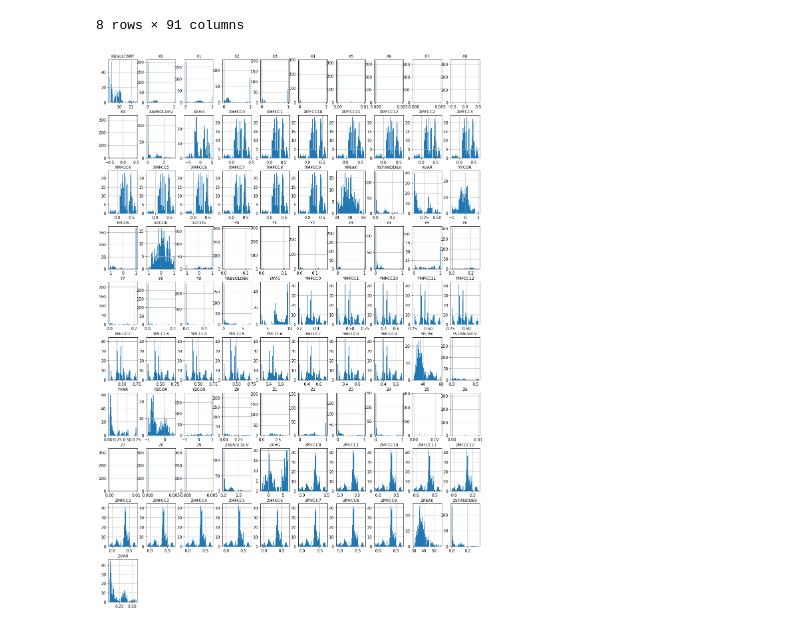
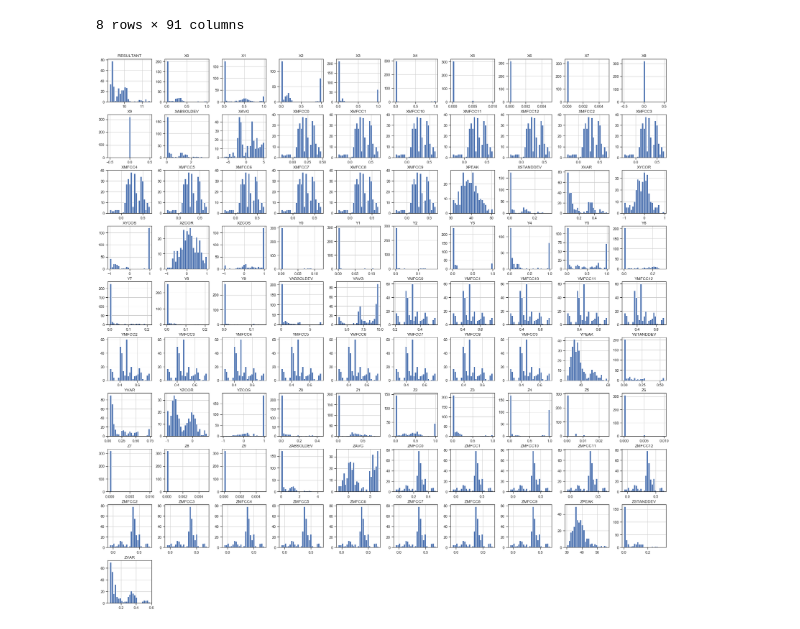
Before and after one commit to BaptisteSaintArnoult/human-activity-recognition, a Jupyter notebook: machin-learning-using-CRIPS-DM-process.ipynb, the cells around one changed output. Drawn from its saved outputs; the diff is of its cells as text; code cells hidden in the pictures.

Commit message:
Visualisation des données pré-traitées. Histogrammes pour plusieurs sujets et ajout d'explication

```diff
--- a/machin-learning-using-CRIPS-DM-process.ipynb
+++ b/machin-learning-using-CRIPS-DM-process.ipynb
@@ -22,9 +22,9 @@ import os
 %matplotlib inline
 import matplotlib as mpl
 import matplotlib.pyplot as plt
-mpl.rc('axes', labelsize=14)
-mpl.rc('xtick', labelsize=12)
-mpl.rc('ytick', labelsize=12)
+#mpl.rc('axes', labelsize=14)
+#mpl.rc('xtick', labelsize=12)
+#mpl.rc('ytick', labelsize=12)
 
 # Where to save the figures
 PROJECT_ROOT_DIR = "."
@@ -76,8 +139,12 @@ Un praitraitement des données à déja était fait dans le jeu de données. Il
 # You can install it via 'pip install liac-arff'
 # https://pypi.org/project/liac-arff/ for more informations
 import arff
+import pandas as pd
 
-def load_wisdm_data(wisdm_path=WISDM_PATH):
-    arffPathExample = os.path.join(WISDM_PATH,'wisdm-dataset','arff_files','phone','accel','data_1600_accel_phone.arff')
-    data = arff.load(open(arffPathExample, 'r'))
-    return data
+def load_wisdm_data(subjectId, wisdm_path=WISDM_PATH):
+    subjectIdStr = str(subjectId)
+    arffPath = os.path.join(WISDM_PATH,'wisdm-dataset','arff_files','phone','accel','data_'+subjectIdStr+'_accel_phone.arff')
+    data = arff.load(open(arffPath, 'r'))
+    attributesName = [data['attributes'][i][0] for i in range (len(data['attributes']))]
+    dataFrame = pd.DataFrame(data = data['data'], columns=attributesName)
+    return dataFrame
@@ -117,0 +151,3 @@ memory usage: 233.3+ KB
+# %%
+subject1600 = load_wisdm_data(1600)
+subject1600.head()
@@ -129,8 +173,8 @@ dataFrame.describe()
 | max | 1.000000 | 1.000000 | 1.000000 | 1.000000 | 0.995000 | 0.010000 | 0.005000 | 0.005000 | 0.0 | 0.0 | ... | ... |
 8 rows × 91 columns
 # %%
-dataFrame.hist(bins = 50, figsize=(20,30))
+subject1600.hist(bins = 25, figsize=(30,30))
 #save_fig("attribute_histogram_plots")
 plt.show()
 # %% [output]
-[figure, old version]
+[figure, new version]
```
Also changed, not shown: parts of 15 cells of this notebook.
